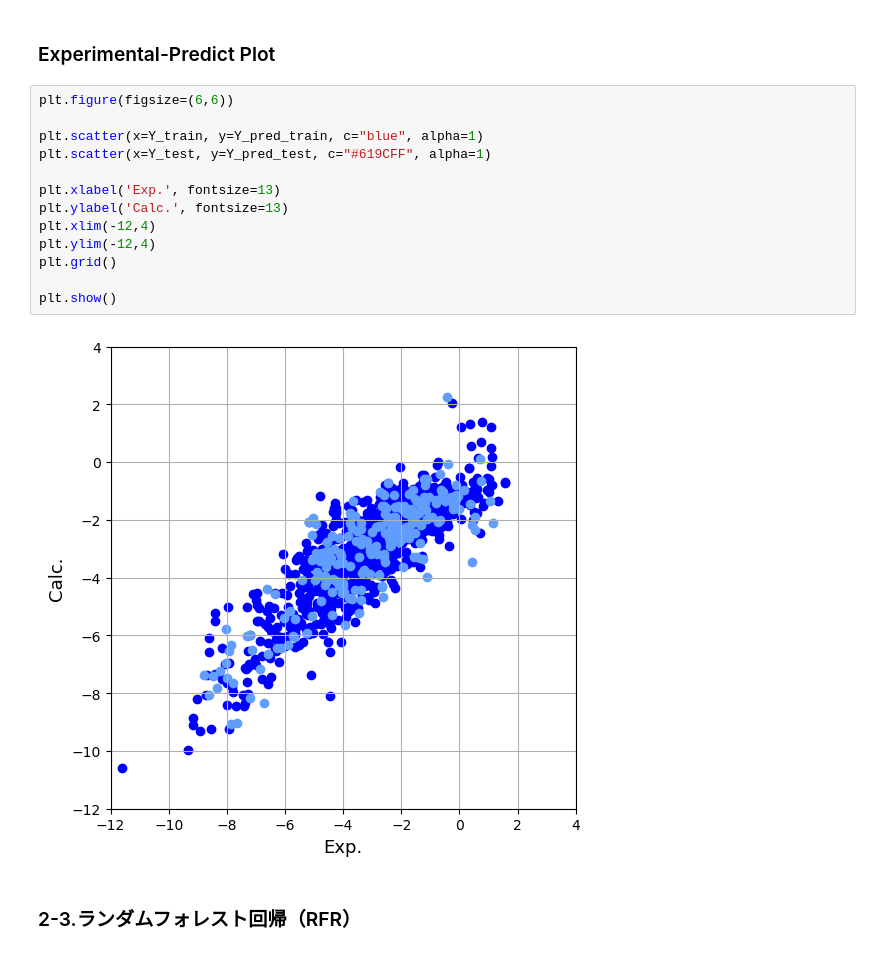
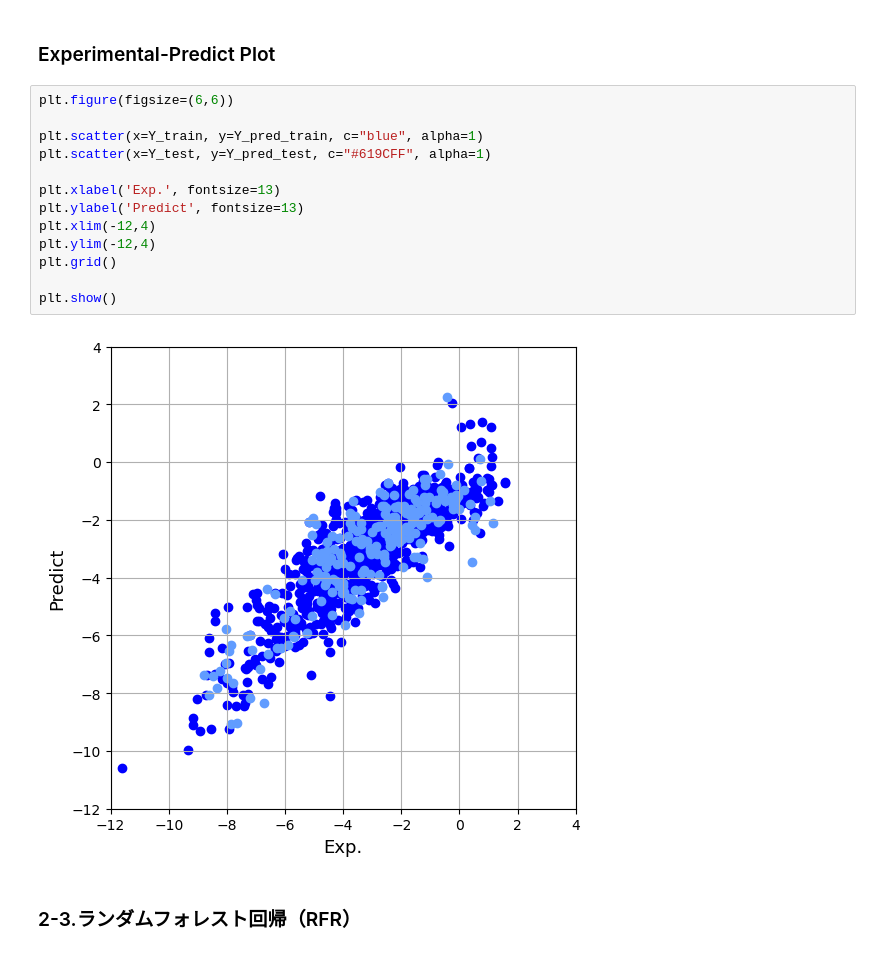
Before and after one commit to ARIM-Academy/Advanced_Tutorial_4, a Jupyter notebook: 3_Solubility.ipynb, the cells around one changed output. Cells and saved outputs as stored; diff of their text form.

```diff
--- a/3_Solubility.ipynb
+++ b/3_Solubility.ipynb
@@ -281,18 +302,18 @@ print('二乗平均平方根誤差(RMSE) : {:.3f}'.format(rmse))
 # %%
 plt.figure(figsize=(6,6))
 
 plt.scatter(x=Y_train, y=Y_pred_train, c="blue", alpha=1)
 plt.scatter(x=Y_test, y=Y_pred_test, c="#619CFF", alpha=1)
 
 plt.xlabel('Exp.', fontsize=13)
-plt.ylabel('Calc.', fontsize=13)
+plt.ylabel('Predict', fontsize=13)
 plt.xlim(-12,4)
 plt.ylim(-12,4)
 plt.grid()
 
 plt.show()
 # %% [output]
-[figure, old version]
+[figure, new version]
 # %% [markdown]
 ### 2-3.ランダムフォレスト回帰（RFR）
 # %%
```
Also changed, not shown: parts of 33 cells of this notebook, 6 other files.
